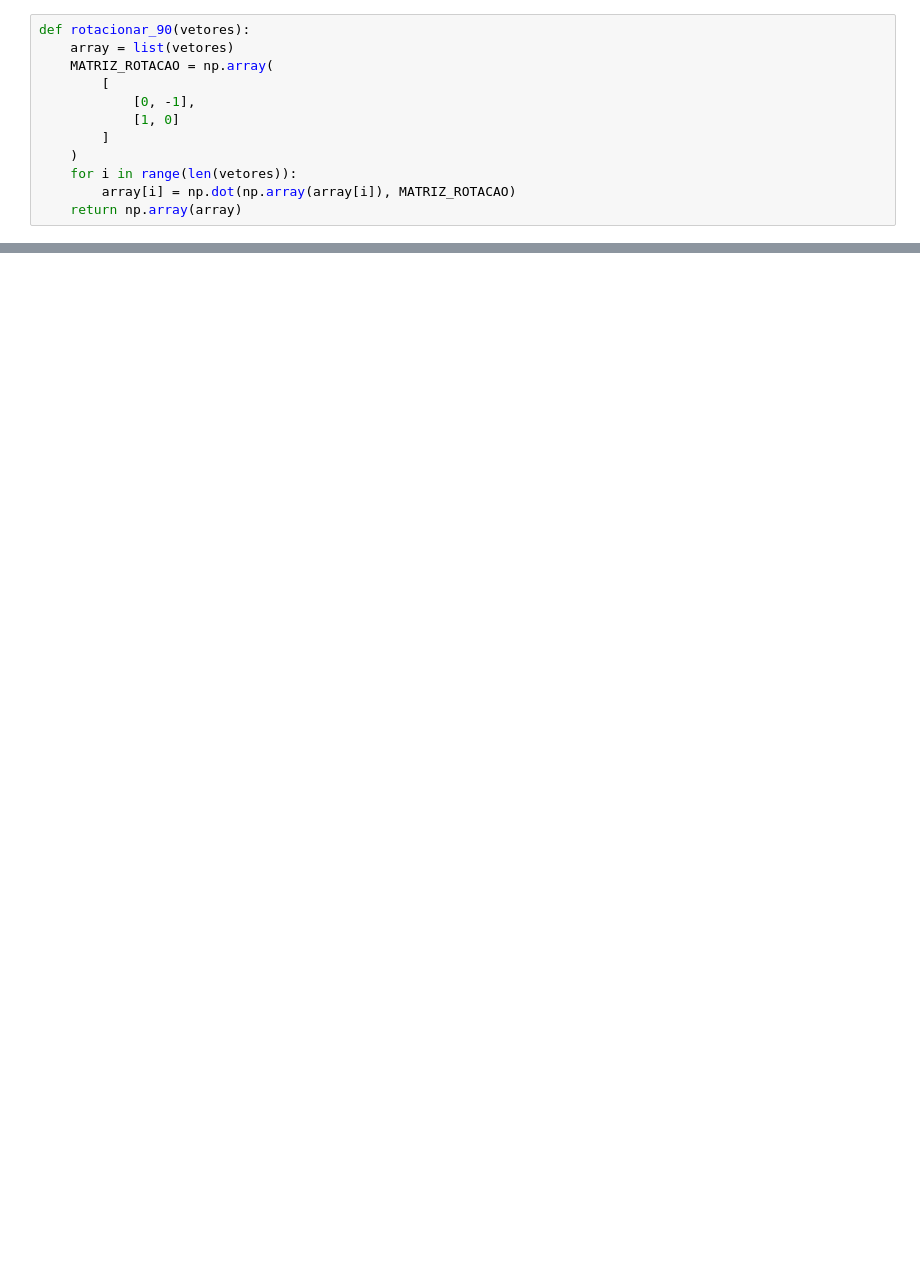
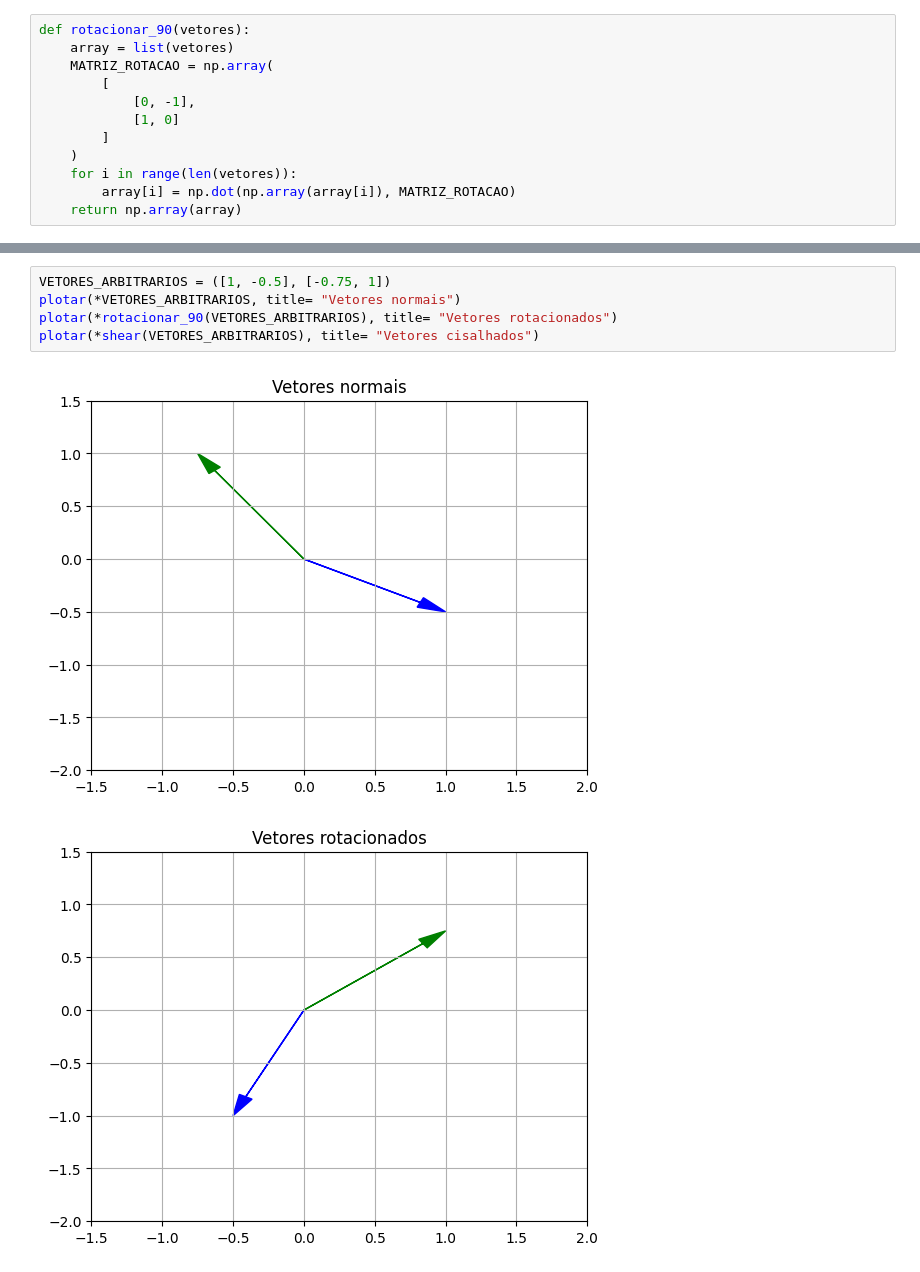
Before and after one commit to Gian-Figueiredo/mat-comp, a Jupyter notebook: atv1.ipynb, the cells around one changed output, grey strips where cells are left out. Saved outputs shown, nothing was run; the diff lists cells and outputs as text; blank space fills up the shorter version.

```diff
--- a/atv1.ipynb
+++ b/atv1.ipynb
@@ -57,0 +107,8 @@ plotar(*shear(vetores, 1), title= "Vetores cisalhados")
+# %%
+VETORES_ARBITRARIOS = ([1, -0.5], [-0.75, 1])
+plotar(*VETORES_ARBITRARIOS, title= "Vetores normais")
+plotar(*rotacionar_90(VETORES_ARBITRARIOS), title= "Vetores rotacionados")
+plotar(*shear(VETORES_ARBITRARIOS), title= "Vetores cisalhados")
+# %% [output]
+[figure, added]
+[figure, added]
```
Also changed, not shown: parts of 19 cells of this notebook, 1 other file.
